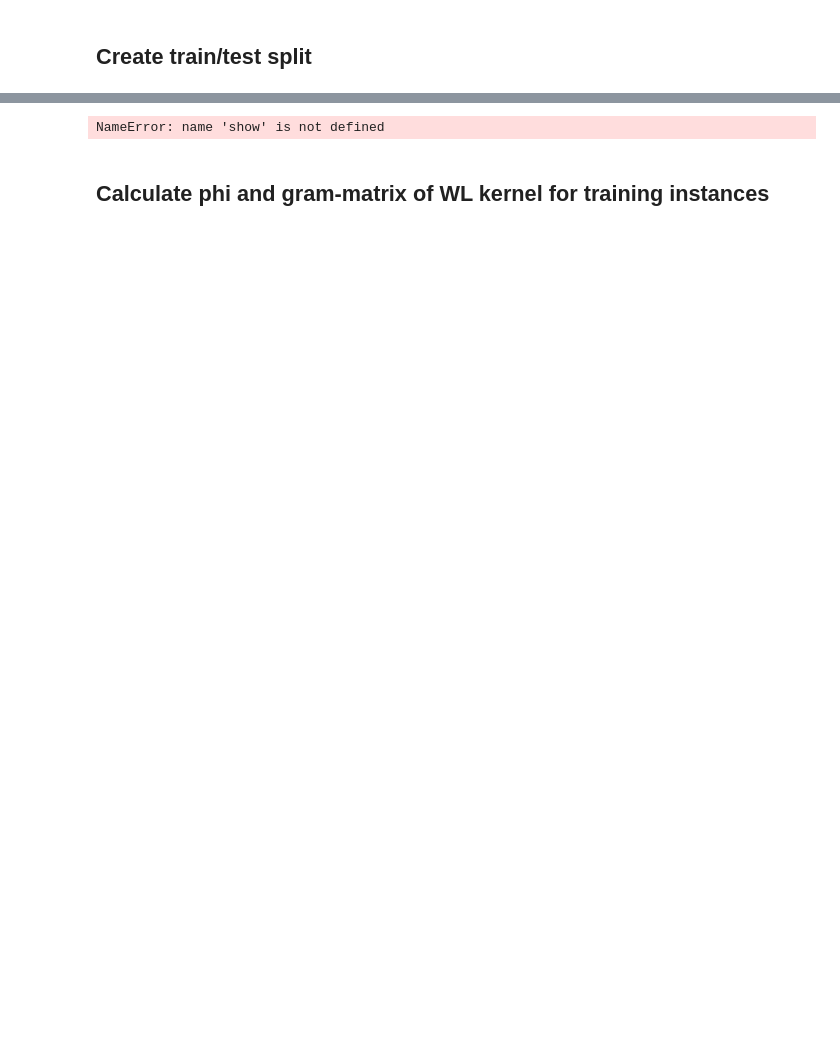
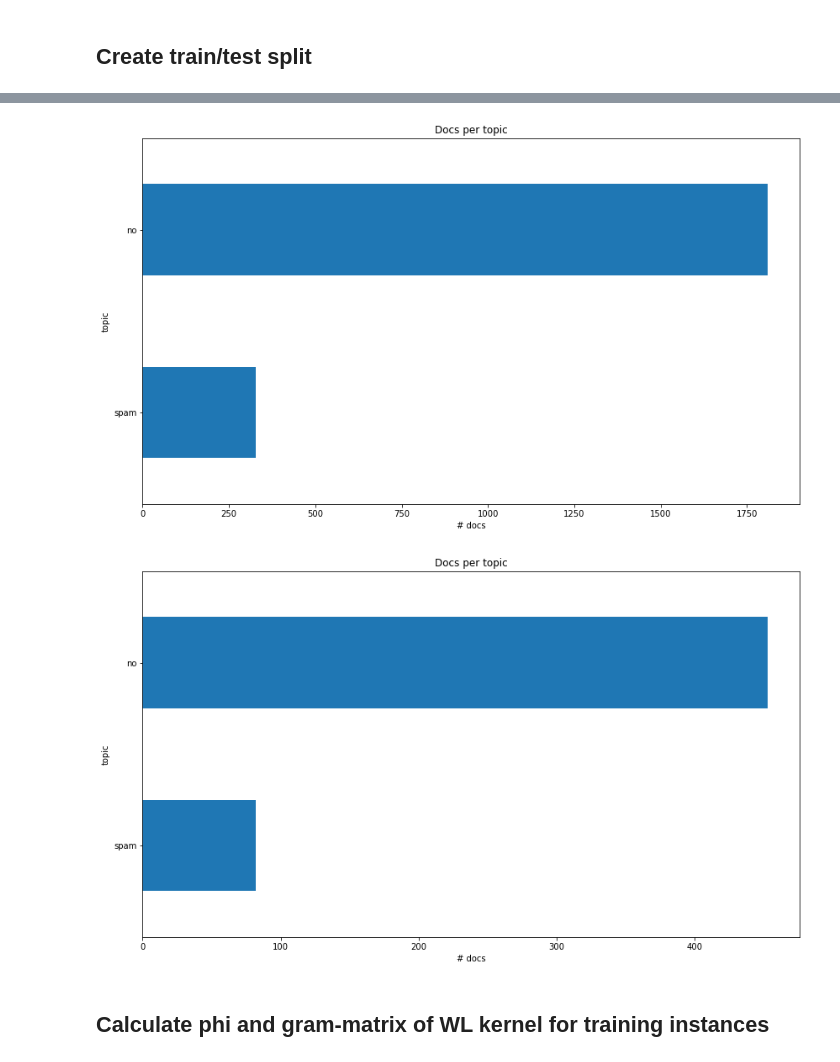
Before and after one commit to davidgengenbach/bachelor-thesis, a Jupyter notebook: code/weisfeiler-lehman.ipynb, the cells around one changed output, grey strips where cells are left out. Drawn from its saved outputs; the diff is of its cells as text; code cells hidden in the pictures; blank space fills up the shorter version.

```diff
--- a/code/weisfeiler-lehman.ipynb
+++ b/code/weisfeiler-lehman.ipynb
@@ -182,12 +133,11 @@ print('#graphs\n\ttrain:\t{}\n\ttest:\t{}'.format(len(train), len(test)))
-# %%
-def plot_label_distribution(Y):
-    a = pd.DataFrame(Y, columns = ['label'])
-    return a.label.value_counts().to_frame().sort_values(by = 'label')
-
-show(plot_label_distribution([topic for topic, x in train]))
-show(plot_label_distribution([topic for topic, x in test]))
-# %% [output]
-NameError: name 'show' is not defined
+# %%
+for set_ in [train, test]:
+    X, Y = [x for label, x in set_], [label for label, x in set_]
+    dataset_helper.plot_dataset_class_distribution(X, Y)
+plt.show()
+# %% [output]
+[figure, added]
+[figure, added]
 # %%
 H = 2
 # %% [markdown]
```
Also changed, not shown: parts of 22 cells of this notebook, 2 other files.
